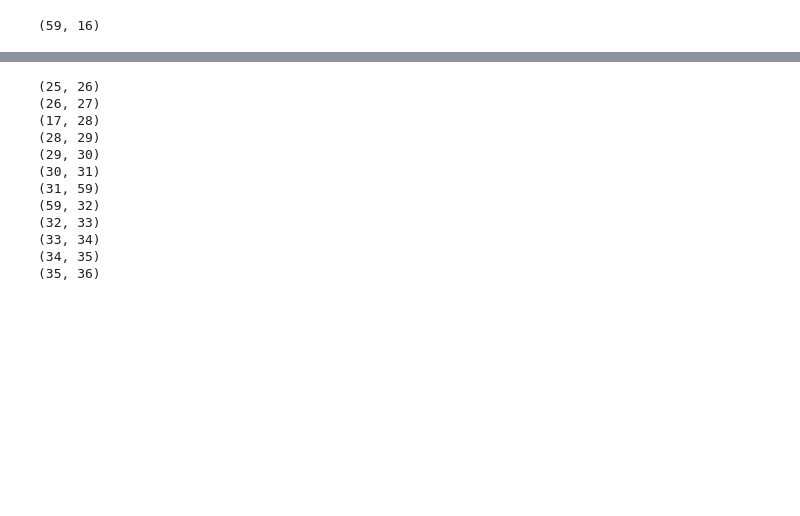
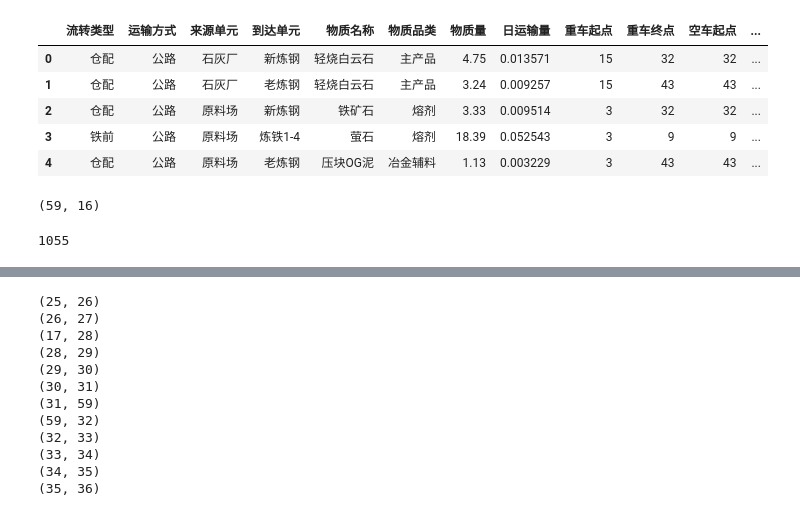
Before and after one commit to TSLNIHAOGIT/gene, a Jupyter notebook: model.ipynb, the cells around one changed output, grey strips where cells are left out. Drawn from its saved outputs; the diff is of its cells as text; code cells hidden in the pictures; blank space fills up the shorter version.

```diff
--- a/model.ipynb
+++ b/model.ipynb
@@ -13,4 +13,14 @@ import pandas as pd
 # kind_sheet=pd.read_csv('龙钢运输量表_final.csv')
 # %%
 kind_sheet=pd.read_excel('龙钢运输量表_final-修改(1).xlsx')
+# %%
+#raw
+kind_sheet.head()
+# %% [output]
+|  | 流转类型 | 运输方式 | 来源单元 | 到达单元 | 物质名称 | 物质品类 | 物质量 | 日运输量 | 重车起点 | 重车终点 | 空车起点 | ... |
+| 0 | 仓配 | 公路 | 石灰厂 | 新炼钢 | 轻烧白云石 | 主产品 | 4.75 | 0.013571 | 15 | 32 | 32 | ... |
+| 1 | 仓配 | 公路 | 石灰厂 | 老炼钢 | 轻烧白云石 | 主产品 | 3.24 | 0.009257 | 15 | 43 | 43 | ... |
+| 2 | 仓配 | 公路 | 原料场 | 新炼钢 | 铁矿石 | 熔剂 | 3.33 | 0.009514 | 3 | 32 | 32 | ... |
+| 3 | 铁前 | 公路 | 原料场 | 炼铁1-4 | 萤石 | 熔剂 | 18.39 | 0.052543 | 3 | 9 | 9 | ... |
+| 4 | 仓配 | 公路 | 原料场 | 老炼钢 | 压块OG泥 | 冶金辅料 | 1.13 | 0.003229 | 3 | 43 | 43 | ... |
 # %%
@@ -32,0 +46,4 @@ kind_sheet.shape
+# %%
+kind_sheet['车次新'].sum()
+# %% [output]
+1055
```
Also changed, not shown: parts of 26 cells of this notebook, 2 other files.
